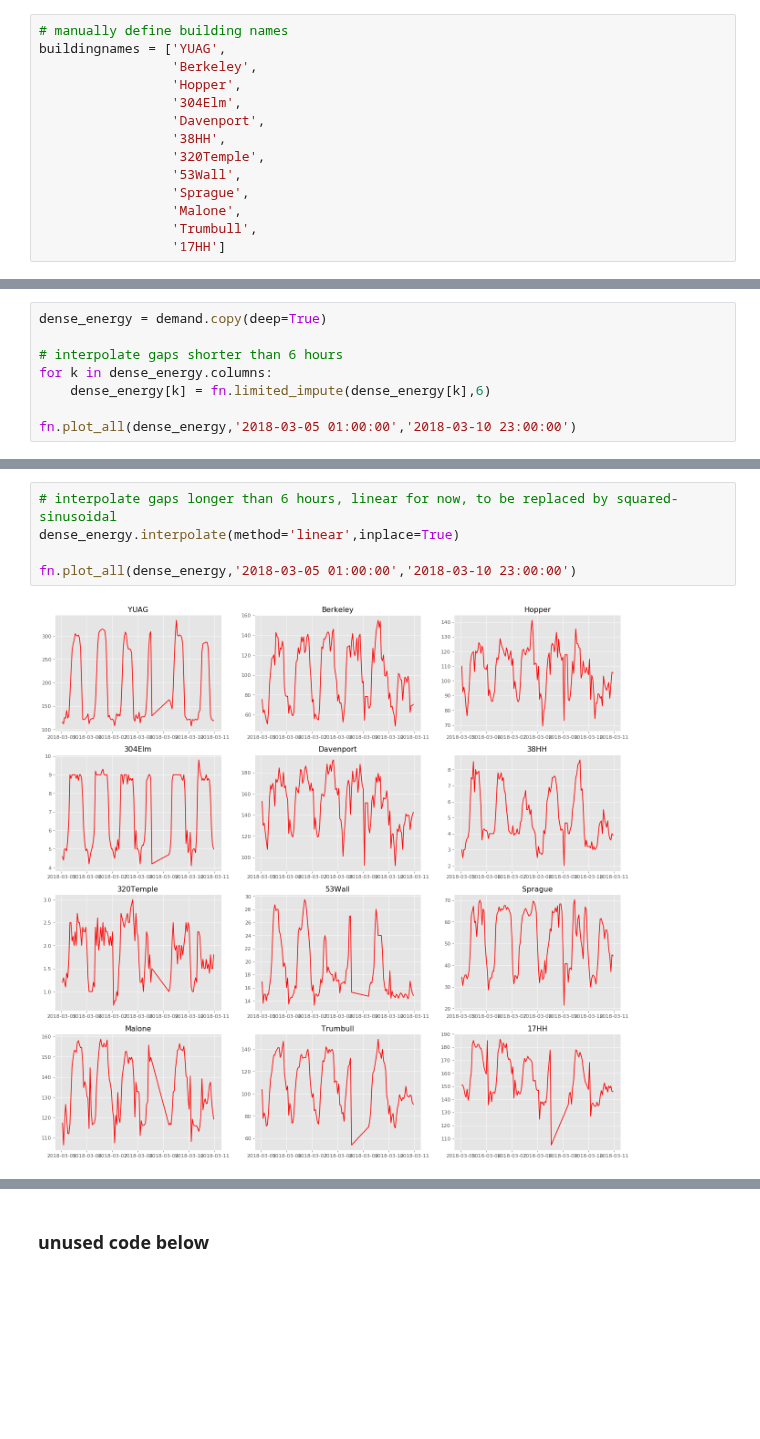
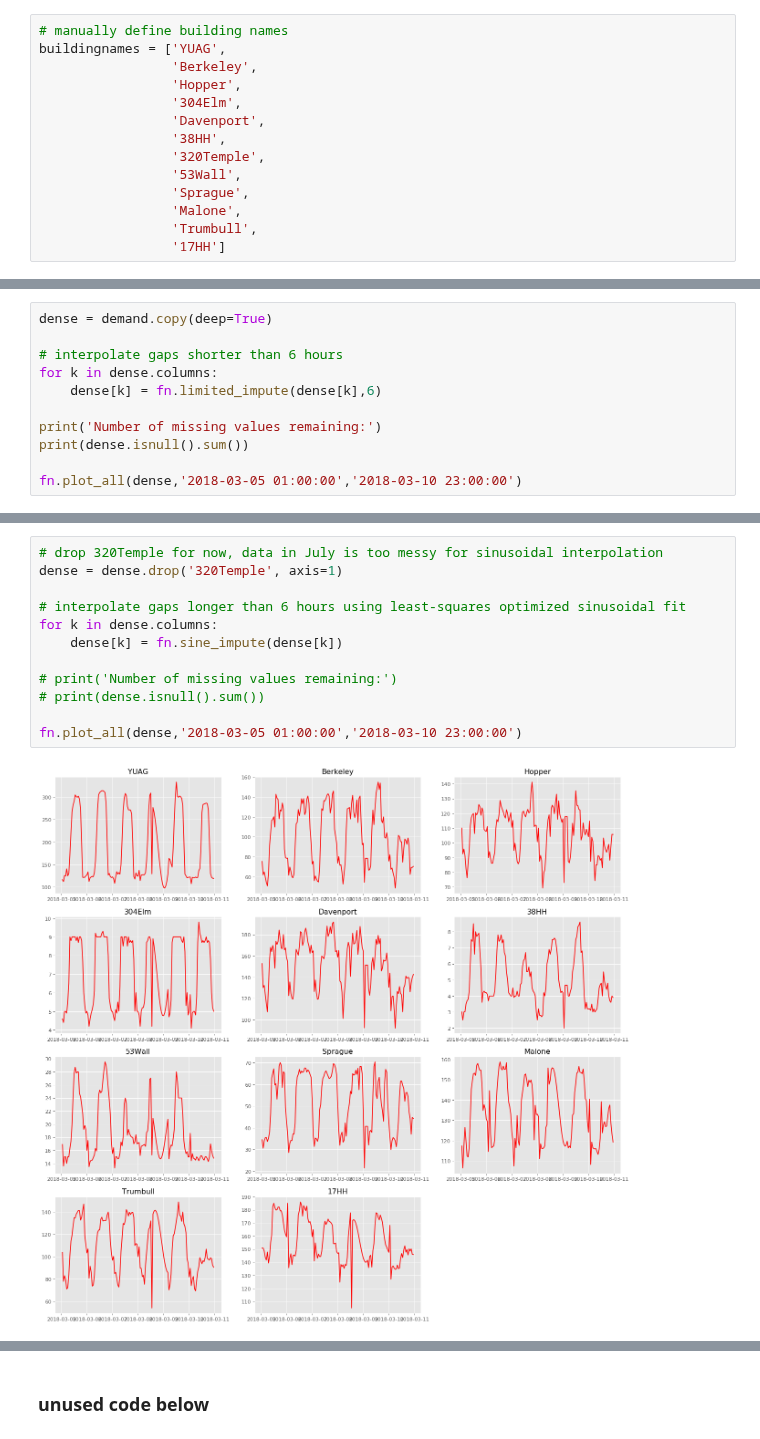
Before and after one commit to kevinkoste/university-load-forecasting, a Jupyter notebook: energy_pipeline.ipynb, the cells around one changed output, grey strips where cells are left out. Drawn from its saved outputs; the diff is of its cells as text; blank space fills up the shorter version.

Commit message:
tidying sinusoidal imputation

```diff
--- a/energy_pipeline.ipynb
+++ b/energy_pipeline.ipynb
@@ -174,9 +178,12 @@ dtype: int64
 # %%
-dense_energy = demand.copy(deep=True)
+dense = demand.copy(deep=True)
 
 # interpolate gaps shorter than 6 hours
-for k in dense_energy.columns:
-    dense_energy[k] = fn.limited_impute(dense_energy[k],6)
+for k in dense.columns:
+    dense[k] = fn.limited_impute(dense[k],6)
 
-fn.plot_all(dense_energy,'2018-03-05 01:00:00','2018-03-10 23:00:00')
+print('Number of missing values remaining:')
+print(dense.isnull().sum())
+
+fn.plot_all(dense,'2018-03-05 01:00:00','2018-03-10 23:00:00')
 # %% [output]
@@ -183,10 +204,17 @@ fn.plot_all(dense_energy,'2018-03-05 01:00:00','2018-03-10 23:00:00')
 [figure]
-# %%
-# interpolate gaps longer than 6 hours, linear for now, to be replaced by squared-sinusoidal
-dense_energy.interpolate(method='linear',inplace=True)
-
-fn.plot_all(dense_energy,'2018-03-05 01:00:00','2018-03-10 23:00:00')
-# %% [output]
-[figure, removed]
+# %%
+# drop 320Temple for now, data in July is too messy for sinusoidal interpolation
+dense = dense.drop('320Temple', axis=1)
+
+# interpolate gaps longer than 6 hours using least-squares optimized sinusoidal fit
+for k in dense.columns:
+    dense[k] = fn.sine_impute(dense[k])
+
+# print('Number of missing values remaining:')
+# print(dense.isnull().sum())
+
+fn.plot_all(dense,'2018-03-05 01:00:00','2018-03-10 23:00:00')
+# %% [output]
+[figure, added]
 # %%
 # replace head for final export
```
Also changed, not shown: parts of 16 cells of this notebook, 8 other files.
